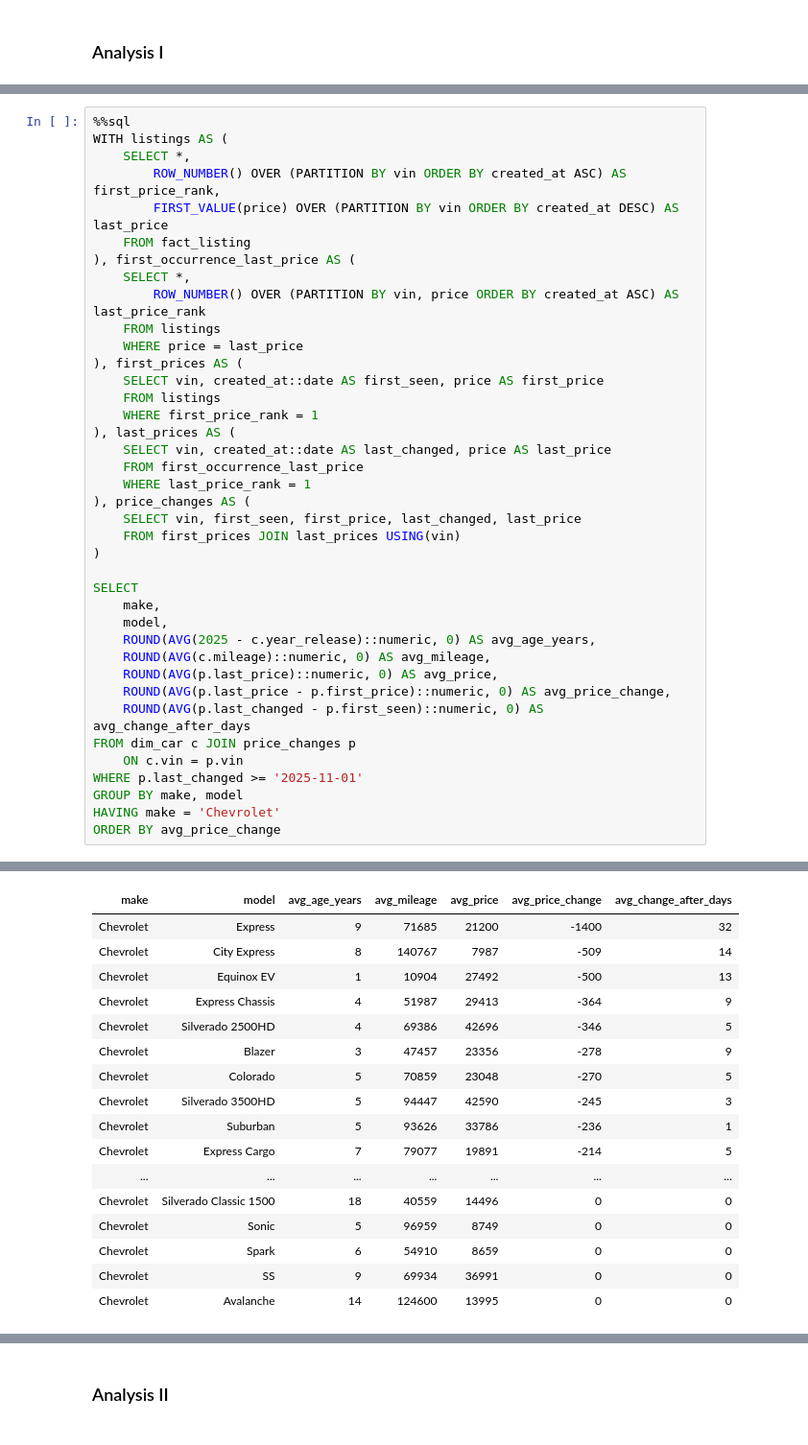
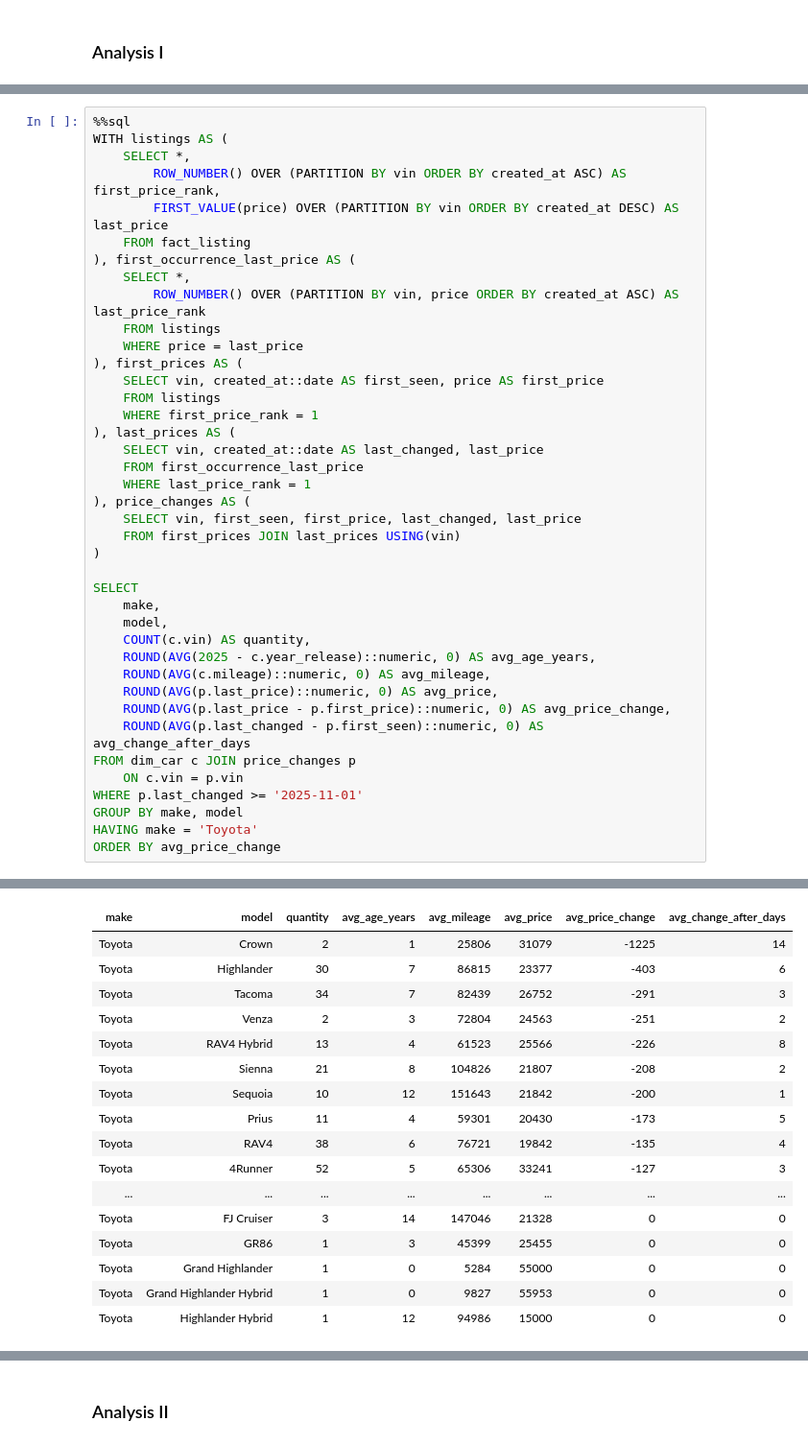
Before and after one commit to hayden-huynh/Used-Car-Market-Analysis, a Jupyter notebook: data-analysis/market-analysis.ipynb, the cells around one changed output, grey strips where cells are left out. Shown at 96% size. Cells and saved outputs as stored; diff of their text form.

```diff
--- a/data-analysis/market-analysis.ipynb
+++ b/data-analysis/market-analysis.ipynb
@@ -105,7 +111,7 @@ WITH listings AS (
     FROM listings
     WHERE first_price_rank = 1
 ), last_prices AS (
-    SELECT vin, created_at::date AS last_changed, price AS last_price
+    SELECT vin, created_at::date AS last_changed, last_price
     FROM first_occurrence_last_price
     WHERE last_price_rank = 1
 ), price_changes AS (
@@ -116,6 +122,7 @@ WITH listings AS (
 SELECT
     make,
     model,
+    COUNT(c.vin) AS quantity,
     ROUND(AVG(2025 - c.year_release)::numeric, 0) AS avg_age_years,
     ROUND(AVG(c.mileage)::numeric, 0) AS avg_mileage,
     ROUND(AVG(p.last_price)::numeric, 0) AS avg_price,
@@ -125,7 +132,7 @@ FROM dim_car c JOIN price_changes p
     ON c.vin = p.vin
 WHERE p.last_changed >= '2025-11-01'
 GROUP BY make, model
-HAVING make = 'Chevrolet'
+HAVING make = 'Toyota'
 ORDER BY avg_price_change
 # %% [output]
  * postgresql+psycopg2://hayden284:***@localhost:5432/used_cars
@@ -133,17 +140,17 @@ ORDER BY avg_price_change
-| make | model | avg_age_years | avg_mileage | avg_price | avg_price_change | avg_change_after_days |
-| Chevrolet | Express | 9 | 71685 | 21200 | -1400 | 32 |
-| Chevrolet | City Express | 8 | 140767 | 7987 | -509 | 14 |
-| Chevrolet | Equinox EV | 1 | 10904 | 27492 | -500 | 13 |
-| Chevrolet | Express Chassis | 4 | 51987 | 29413 | -364 | 9 |
-| Chevrolet | Silverado 2500HD | 4 | 69386 | 42696 | -346 | 5 |
-| Chevrolet | Blazer | 3 | 47457 | 23356 | -278 | 9 |
-| Chevrolet | Colorado | 5 | 70859 | 23048 | -270 | 5 |
-| Chevrolet | Silverado 3500HD | 5 | 94447 | 42590 | -245 | 3 |
-| Chevrolet | Suburban | 5 | 93626 | 33786 | -236 | 1 |
-| Chevrolet | Express Cargo | 7 | 79077 | 19891 | -214 | 5 |
-| ... | ... | ... | ... | ... | ... | ... |
-| Chevrolet | Silverado Classic 1500 | 18 | 40559 | 14496 | 0 | 0 |
-| Chevrolet | Sonic | 5 | 96959 | 8749 | 0 | 0 |
-| Chevrolet | Spark | 6 | 54910 | 8659 | 0 | 0 |
-| Chevrolet | SS | 9 | 69934 | 36991 | 0 | 0 |
-| Chevrolet | Avalanche | 14 | 124600 | 13995 | 0 | 0 |
+| make | model | quantity | avg_age_years | avg_mileage | avg_price | avg_price_change | avg_change_after_days |
+| Toyota | Crown | 2 | 1 | 25806 | 31079 | -1225 | 14 |
+| Toyota | Highlander | 30 | 7 | 86815 | 23377 | -403 | 6 |
+| Toyota | Tacoma | 34 | 7 | 82439 | 26752 | -291 | 3 |
+| Toyota | Venza | 2 | 3 | 72804 | 24563 | -251 | 2 |
+| Toyota | RAV4 Hybrid | 13 | 4 | 61523 | 25566 | -226 | 8 |
+| Toyota | Sienna | 21 | 8 | 104826 | 21807 | -208 | 2 |
+| Toyota | Sequoia | 10 | 12 | 151643 | 21842 | -200 | 1 |
+| Toyota | Prius | 11 | 4 | 59301 | 20430 | -173 | 5 |
+| Toyota | RAV4 | 38 | 6 | 76721 | 19842 | -135 | 4 |
+| Toyota | 4Runner | 52 | 5 | 65306 | 33241 | -127 | 3 |
+| ... | ... | ... | ... | ... | ... | ... | ... |
+| Toyota | FJ Cruiser | 3 | 14 | 147046 | 21328 | 0 | 0 |
+| Toyota | GR86 | 1 | 3 | 45399 | 25455 | 0 | 0 |
+| Toyota | Grand Highlander | 1 | 0 | 5284 | 55000 | 0 | 0 |
+| Toyota | Grand Highlander Hybrid | 1 | 0 | 9827 | 55953 | 0 | 0 |
+| Toyota | Highlander Hybrid | 1 | 12 | 94986 | 15000 | 0 | 0 |
```
Also changed, not shown: parts of 34 cells of this notebook.
